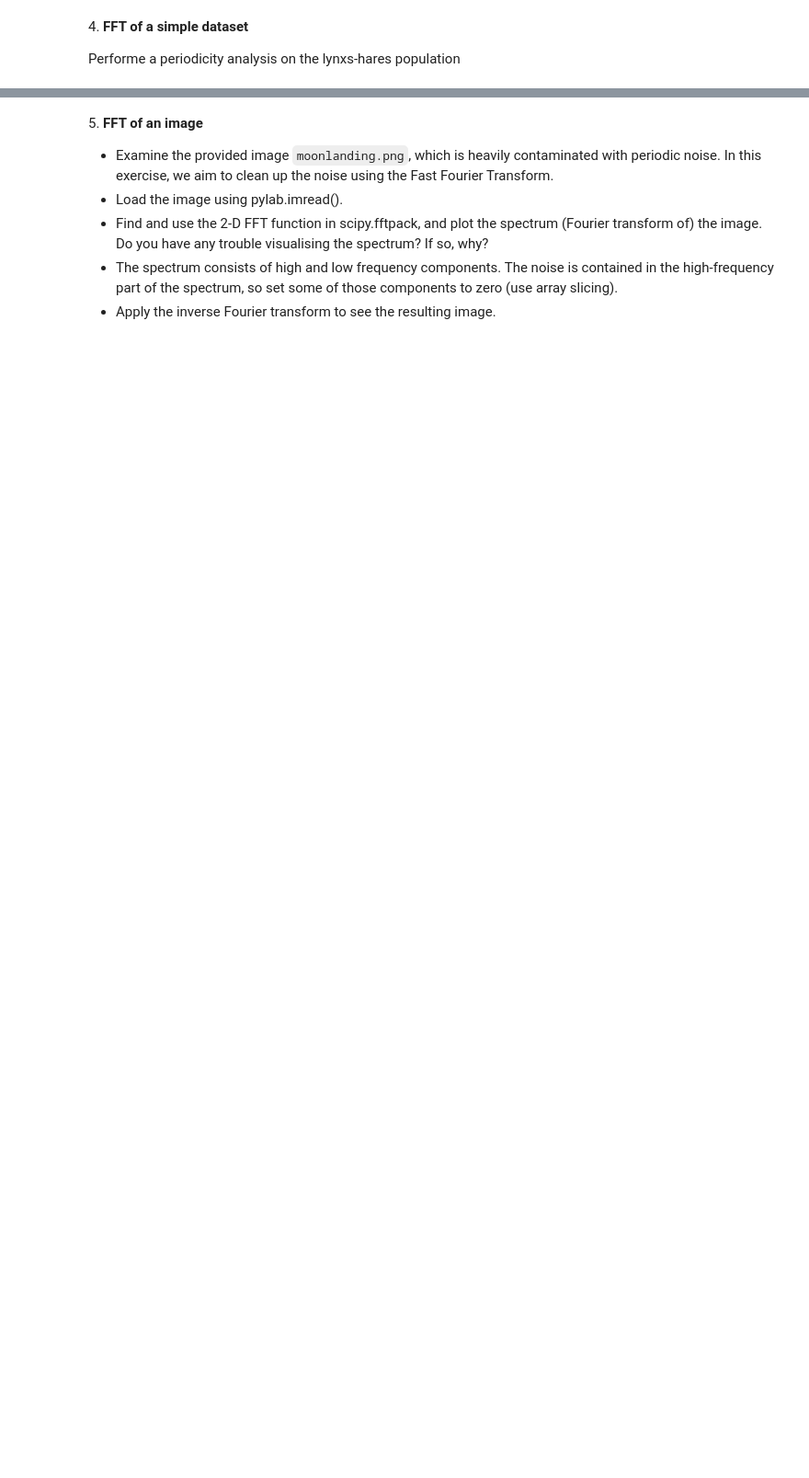
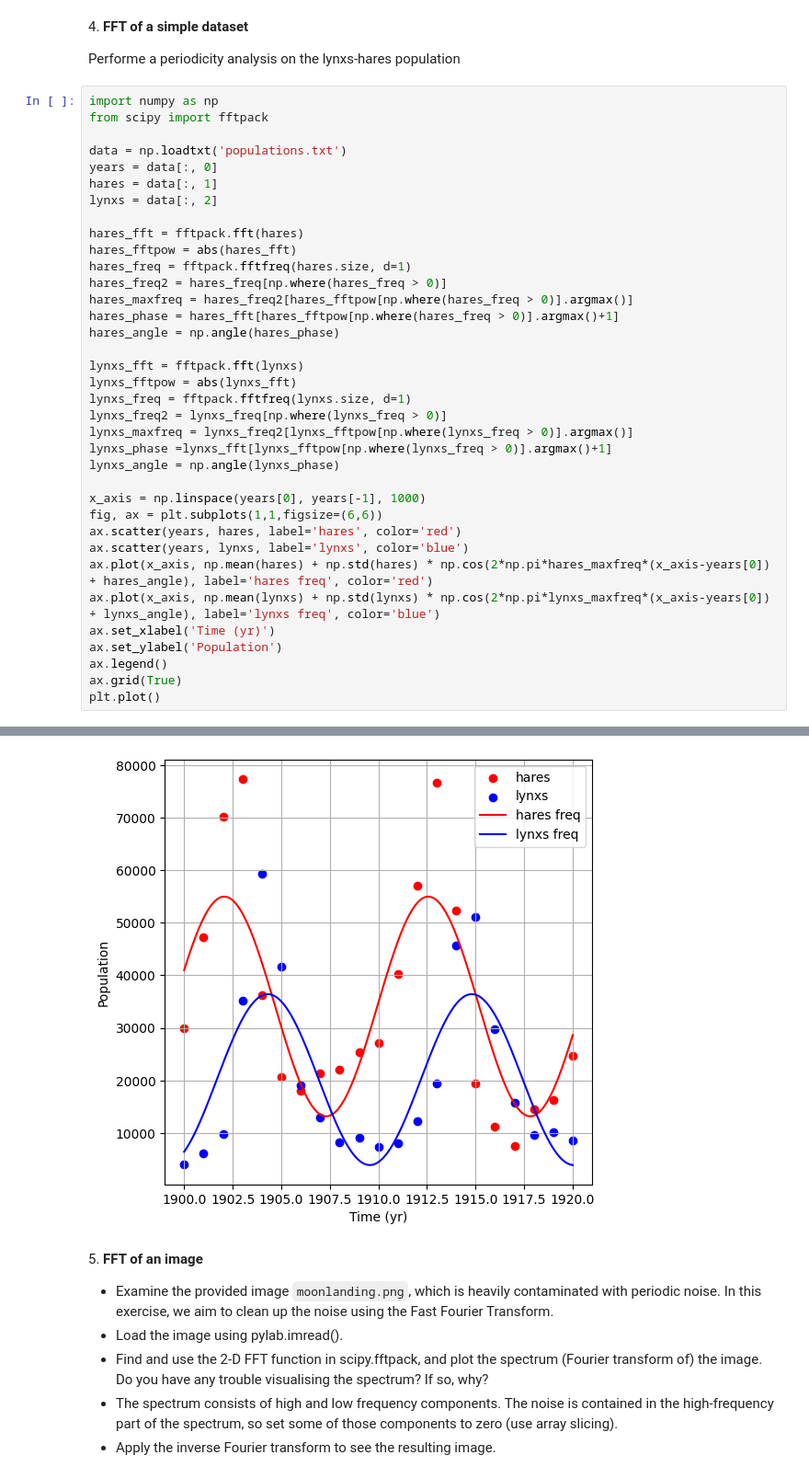
Before and after one commit to DanieleGhezzi25/LaboratoryOfComputationalPhysics_Y8, a Jupyter notebook: 09ex_Algorithms.ipynb, the cells around one changed output, grey strips where cells are left out. Shown at 92% size. Saved outputs shown, nothing was run; the diff lists cells and outputs as text; blank space fills up the shorter version.

```diff
--- a/09ex_Algorithms.ipynb
+++ b/09ex_Algorithms.ipynb
@@ -62,3 +163,40 @@ How many global minima are there, and what is the function value at those points
 4\. **FFT of a simple dataset**
 
 Performe a periodicity analysis on the lynxs-hares population
+# %%
+import numpy as np
+from scipy import fftpack
+
+data = np.loadtxt('populations.txt')
+years = data[:, 0]
+hares = data[:, 1]
+lynxs = data[:, 2]
+
+hares_fft = fftpack.fft(hares)
+hares_fftpow = abs(hares_fft)
+hares_freq = fftpack.fftfreq(hares.size, d=1)
+hares_freq2 = hares_freq[np.where(hares_freq > 0)]
+hares_maxfreq = hares_freq2[hares_fftpow[np.where(hares_freq > 0)].argmax()]
+hares_phase = hares_fft[hares_fftpow[np.where(hares_freq > 0)].argmax()+1]
+hares_angle = np.angle(hares_phase)
+
+lynxs_fft = fftpack.fft(lynxs)
+lynxs_fftpow = abs(lynxs_fft)
+lynxs_freq = fftpack.fftfreq(lynxs.size, d=1)
+lynxs_freq2 = lynxs_freq[np.where(lynxs_freq > 0)]
+lynxs_maxfreq = lynxs_freq2[lynxs_fftpow[np.where(lynxs_freq > 0)].argmax()]
+lynxs_phase =lynxs_fft[lynxs_fftpow[np.where(lynxs_freq > 0)].argmax()+1]
+lynxs_angle = np.angle(lynxs_phase)
+
+x_axis = np.linspace(years[0], years[-1], 1000)
+fig, ax = plt.subplots(1,1,figsize=(6,6))
+ax.scatter(years, hares, label='hares', color='red')
+ax.scatter(years, lynxs, label='lynxs', color='blue')
+ax.plot(x_axis, np.mean(hares) + np.std(hares) * np.cos(2*np.pi*hares_maxfreq*(x_axis-years[0]) + hares_angle), label='hares freq', color='red')
+ax.plot(x_axis, np.mean(lynxs) + np.std(lynxs) * np.cos(2*np.pi*lynxs_maxfreq*(x_axis-years[0]) + lynxs_angle), label='lynxs freq', color='blue')
+ax.set_xlabel('Time (yr)')
+ax.set_ylabel('Population')
+ax.legend()
+ax.grid(True)
+plt.plot()
+# %% [output]
@@ -65,3 +204,4 @@ Performe a periodicity analysis on the lynxs-hares population
+[figure, added]
 # %% [markdown]
 5\. **FFT of an image**
 
```
Also changed, not shown: parts of 4 cells of this notebook.
